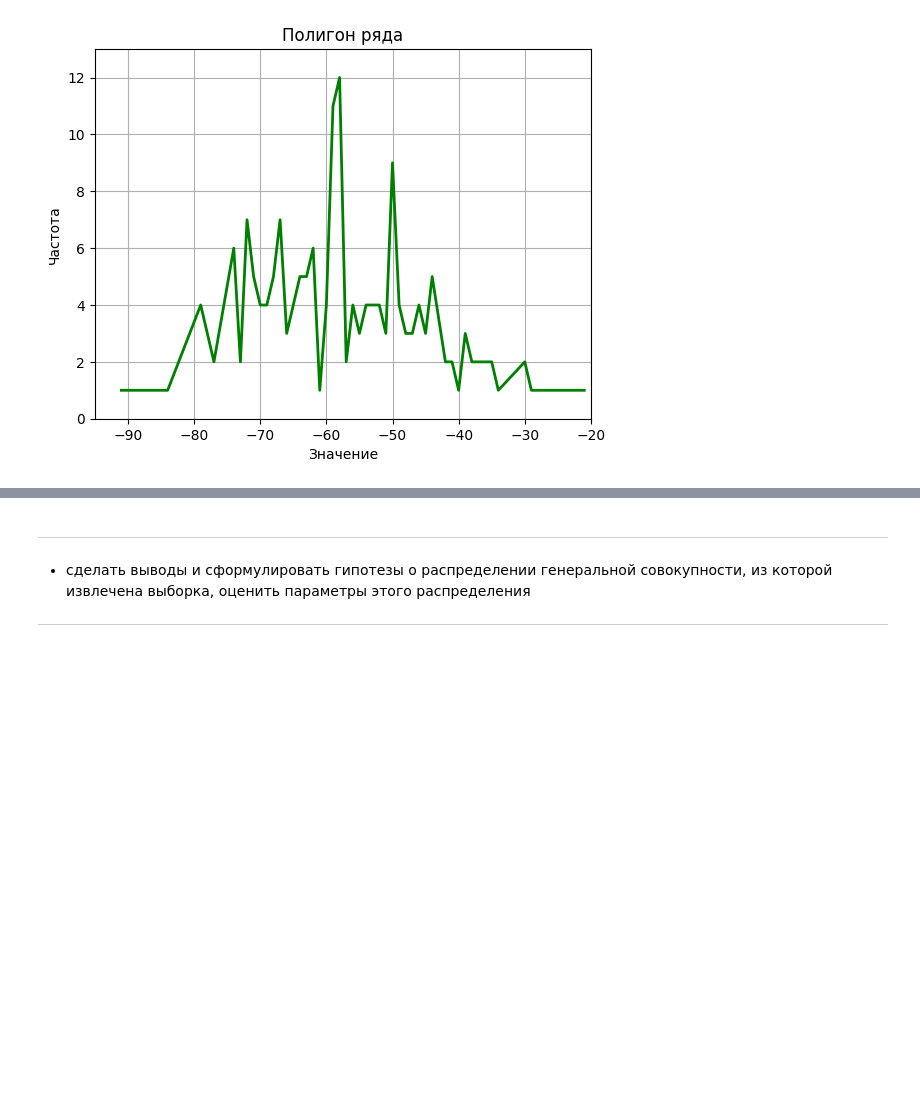
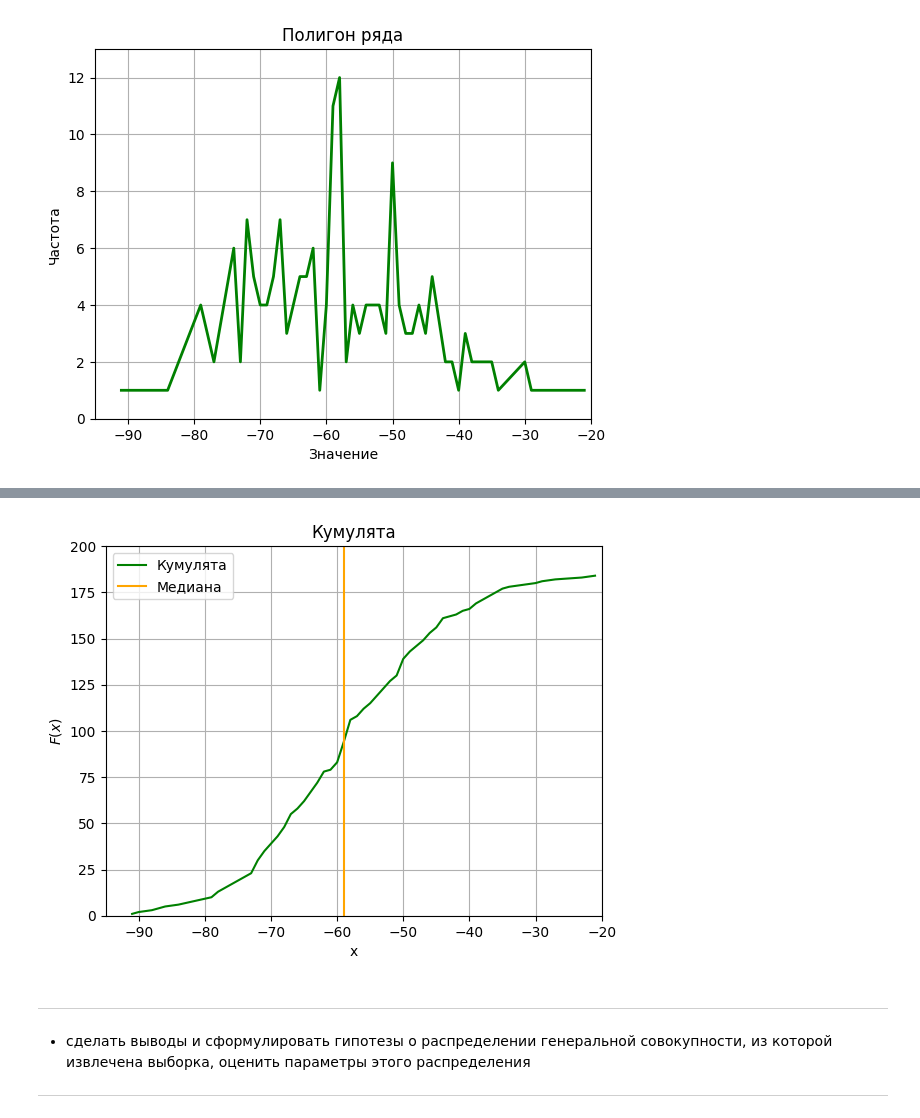
Before and after one commit to a-nechaeva/Math_statistics, a Jupyter notebook: MS_lab_1.ipynb, the cells around one changed output, grey strips where cells are left out. Cells and saved outputs as stored; diff of their text form; code cells hidden in the pictures; blank space fills up the shorter version.

```diff
--- a/MS_lab_1.ipynb
+++ b/MS_lab_1.ipynb
@@ -449,3 +606,24 @@ WARNING:matplotlib.legend:No artists with labels found to put in legend.  Note t
+# %%
+  # построение кумуляты с отметкой медианы
+
+  plt.axis([-95,-20,0, 200])
+  plt.title('Кумулята')
+  plt.xlabel('x')
+  plt.ylabel(r'$F(x)$')
+  plt.plot(x_b, frec_b, 'g', label='Кумулята')
+  plt.grid(True)
+  '''plt.annotate('', xy=(Med_b, 0),  xycoords='data',
+            xytext=(Med_b, 130),
+            arrowprops=dict(facecolor='g', arrowstyle='-'))
+  plt.annotate(r'Медиана, $x=-59$', xy=(Med_b, 130),  xycoords='data',
+            xytext=(Med_b, 185),
+            arrowprops=dict(facecolor='g', arrowstyle='->'), label='uu')
+  '''
+  plt.axvline(x=Med_b, color='orange', label='Медиана')
+  plt.legend()
+  plt.show()
+# %% [output]
+[figure, added]
 # %% [markdown]
 ***
 *   сделать выводы и сформулировать гипотезы о распределении генеральной совокупности, из которой извлечена выборка, оценить параметры этого распределения
```
Also changed, not shown: parts of 15 cells of this notebook.
